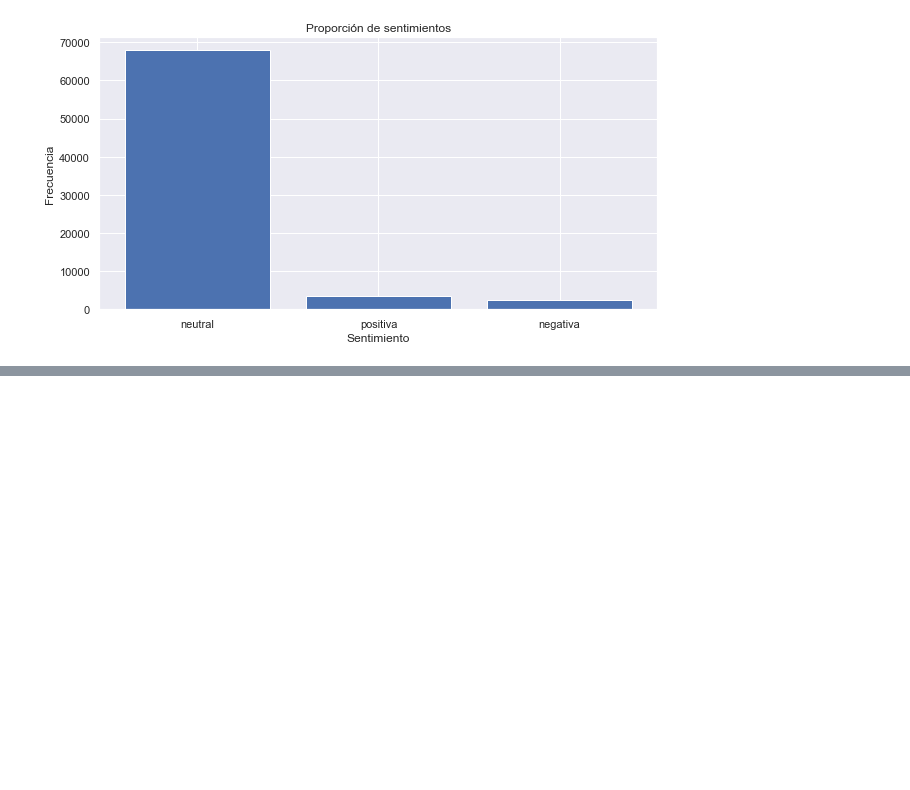
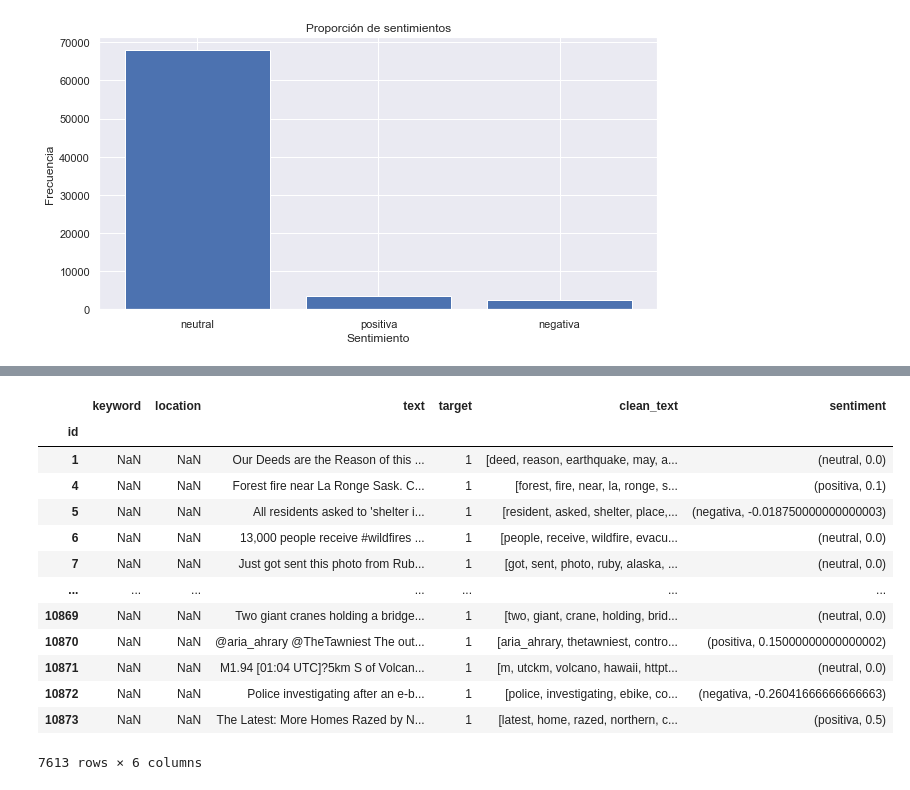
Before and after one commit to gabrielquirozz/Analisis-de-Sentimientos, a Jupyter notebook: analisis.ipynb, the cells around one changed output, grey strips where cells are left out. Saved outputs shown, nothing was run; the diff lists cells and outputs as text; code cells hidden in the pictures; blank space fills up the shorter version.

```diff
--- a/analisis.ipynb
+++ b/analisis.ipynb
@@ -318,0 +396,18 @@ plt.show()
+# %%
+df.insert(len(df.columns), "sentiment", sentimiento2.values, True)
+df
+# %% [output]
+|  | keyword | location | text | target | clean_text | sentiment |
+| id |  |  |  |  |  |  |
+| 1 | NaN | NaN | Our Deeds are the Reason of this ... | 1 | [deed, reason, earthquake, may, a... | (neutral, 0.0) |
+| 4 | NaN | NaN | Forest fire near La Ronge Sask. C... | 1 | [forest, fire, near, la, ronge, s... | (positiva, 0.1) |
+| 5 | NaN | NaN | All residents asked to 'shelter i... | 1 | [resident, asked, shelter, place,... | (negativa, -0.018750000000000003) |
+| 6 | NaN | NaN | 13,000 people receive #wildfires ... | 1 | [people, receive, wildfire, evacu... | (neutral, 0.0) |
+| 7 | NaN | NaN | Just got sent this photo from Rub... | 1 | [got, sent, photo, ruby, alaska, ... | (neutral, 0.0) |
+| ... | ... | ... | ... | ... | ... | ... |
+| 10869 | NaN | NaN | Two giant cranes holding a bridge... | 1 | [two, giant, crane, holding, brid... | (neutral, 0.0) |
+| 10870 | NaN | NaN | @aria_ahrary @TheTawniest The out... | 1 | [aria_ahrary, thetawniest, contro... | (positiva, 0.15000000000000002) |
+| 10871 | NaN | NaN | M1.94 [01:04 UTC]?5km S of Volcan... | 1 | [m, utckm, volcano, hawaii, httpt... | (neutral, 0.0) |
+| 10872 | NaN | NaN | Police investigating after an e-b... | 1 | [police, investigating, ebike, co... | (negativa, -0.26041666666666663) |
+| 10873 | NaN | NaN | The Latest: More Homes Razed by N... | 1 | [latest, home, razed, northern, c... | (positiva, 0.5) |
+7613 rows × 6 columns
```
Also changed, not shown: parts of 13 cells of this notebook.
